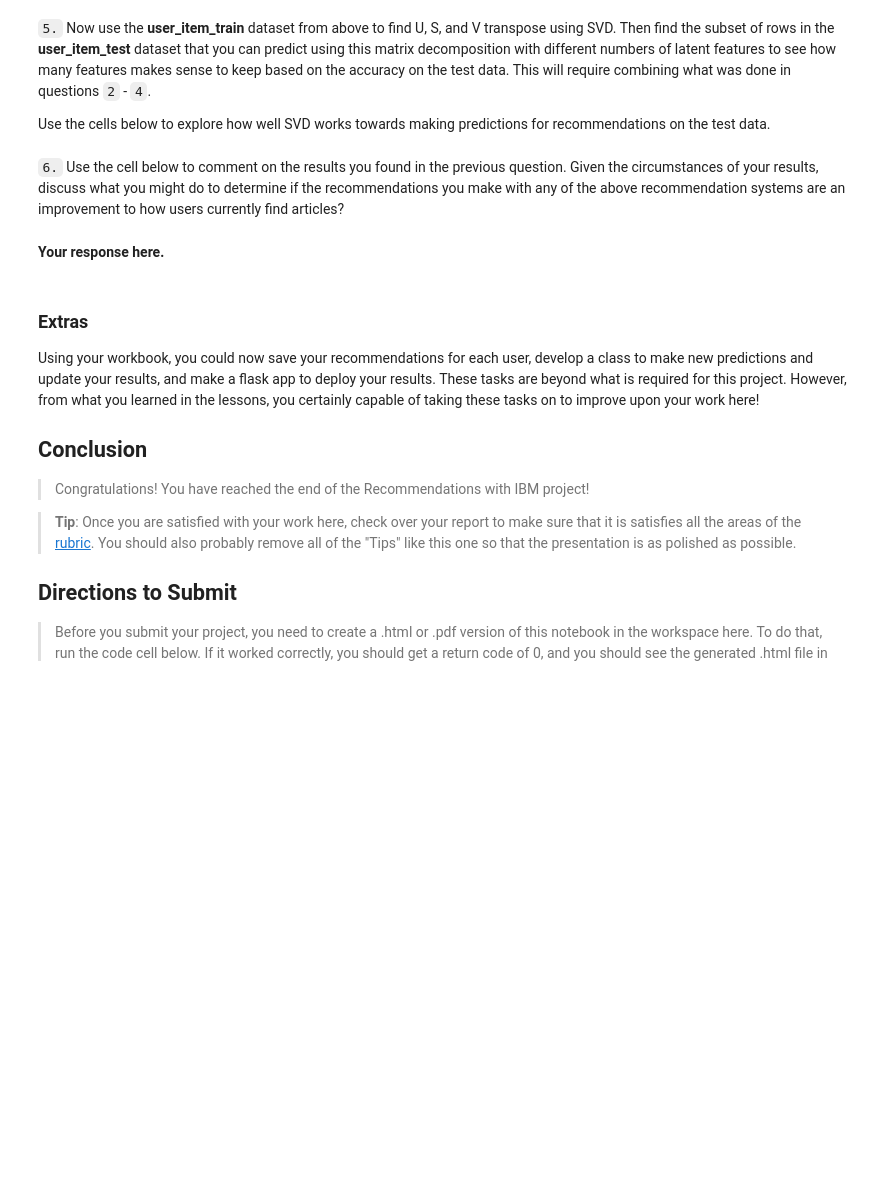
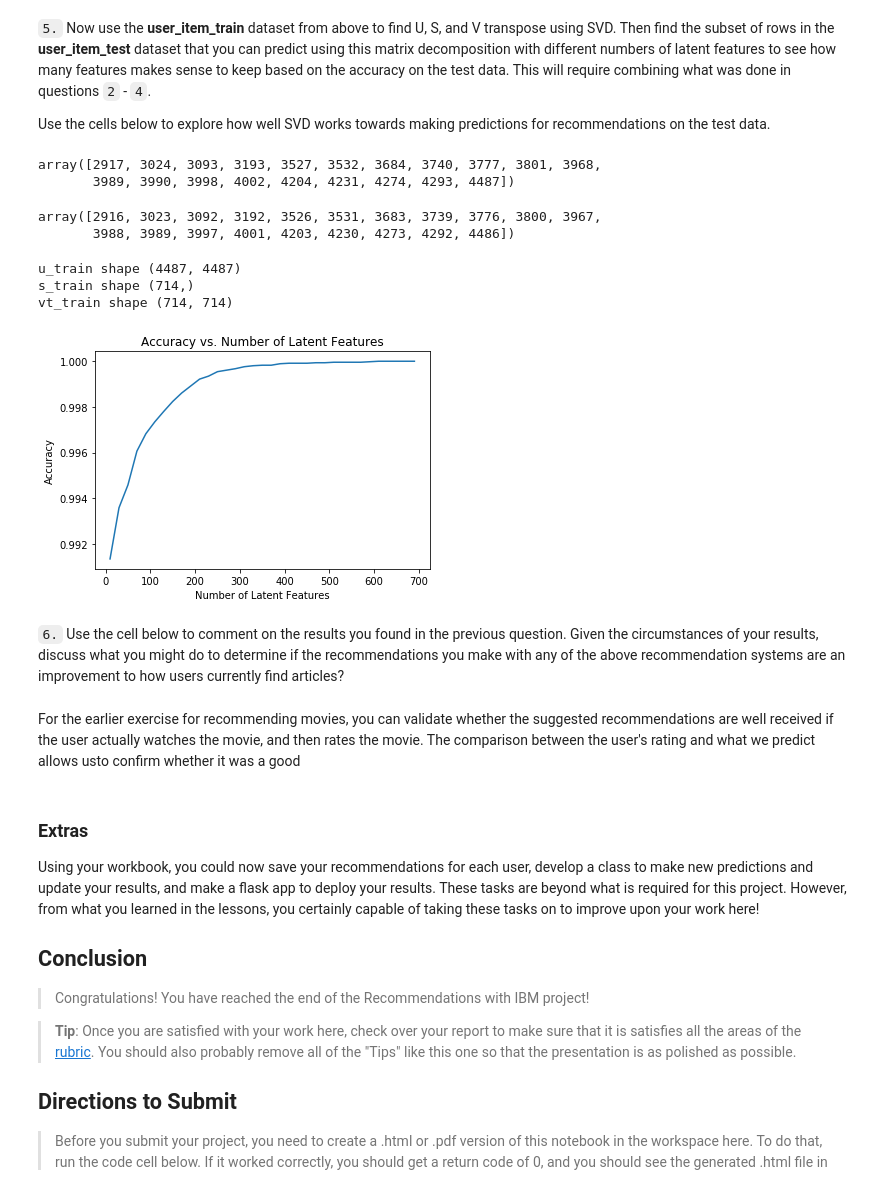
Before and after one commit to ronald-leung/Udacity-Exercises, a Jupyter notebook: DataScienceNanoDegree/Project3/Recommendations_with_IBM.ipynb, the cells around one changed output. Drawn from its saved outputs; the diff is of its cells as text; code cells hidden in the pictures; blank space fills up the shorter version.

```diff
--- a/DataScienceNanoDegree/Project3/Recommendations_with_IBM.ipynb
+++ b/DataScienceNanoDegree/Project3/Recommendations_with_IBM.ipynb
@@ -1308,5 +1308,17 @@ Awesome job!  That's right!  All of the test movies are in the training data, bu
 `5.` Now use the **user_item_train** dataset from above to find U, S, and V transpose using SVD. Then find the subset of rows in the **user_item_test** dataset that you can predict using this matrix decomposition with different numbers of latent features to see how many features makes sense to keep based on the accuracy on the test data. This will require combining what was done in questions `2` - `4`.
 
 Use the cells below to explore how well SVD works towards making predictions for recommendations on the test data.
+# %%
+index_predictable_users = np.intersect1d(user_item_train.index, user_item_test.index)
+index_predictable_users
+# %% [output]
+array([2917, 3024, 3093, 3193, 3527, 3532, 3684, 3740, 3777, 3801, 3968,
+       3989, 3990, 3998, 4002, 4204, 4231, 4274, 4293, 4487])
+# %%
+arrayIndex = index_predictable_users - 1
+arrayIndex
+# %% [output]
+array([2916, 3023, 3092, 3192, 3526, 3531, 3683, 3739, 3776, 3800, 3967,
+       3988, 3989, 3997, 4001, 4203, 4230, 4273, 4292, 4486])
 # %%
 # fit SVD on the user_item_train matrix
@@ -1317,7 +1326,42 @@ u_train, s_train, vt_train = # fit svd similar to above then use the cells below
+# %%
+print("u_train shape", u_train.shape)
+print("s_train shape", s_train.shape)
+print("vt_train shape", vt_train.shape)
+# %% [output]
+u_train shape (4487, 4487)
+s_train shape (714,)
+vt_train shape (714, 714)
+# %%
+#Repeat the earlier exercise with the new training and test data
+
+num_latent_feats = np.arange(10,700+10,20)
+sum_errs = []
+
+for k in num_latent_feats:
+    # restructure with k latent features and only the subset of users that we can predict on
+    s_new, u_new, vt_new = np.diag(s[:k]), u[arrayIndex, :k], vt[:k, :]
+
+    # take dot product
+    user_item_est = np.around(np.dot(np.dot(u_new, s_new), vt_new))
+
+    # compute error for each prediction to actual value
+    diffs = np.subtract(user_item_matrix.loc[index_predictable_users], user_item_est)
+
+    # total errors and keep track of them
+    err = np.sum(np.sum(np.abs(diffs)))
+    sum_errs.append(err)
+
+
+plt.plot(num_latent_feats, 1 - np.array(sum_errs)/df.shape[0]);
+plt.xlabel('Number of Latent Features');
+plt.ylabel('Accuracy');
+plt.title('Accuracy vs. Number of Latent Features');
+# %% [output]
+[figure, added]
 # %% [markdown]
 `6.` Use the cell below to comment on the results you found in the previous question. Given the circumstances of your results, discuss what you might do to determine if the recommendations you make with any of the above recommendation systems are an improvement to how users currently find articles?
-# %% [markdown]
-**Your response here.**
+# %% [markdown]
+For the earlier exercise for recommending movies, you can validate whether the suggested recommendations are well received if the user actually watches the movie, and then rates the movie. The comparison between the user's rating and what we predict allows usto confirm whether it was a good
 # %% [markdown]
 <a id='conclusions'></a>
 ### Extras
```
Also changed, not shown: parts of 5 cells of this notebook.
